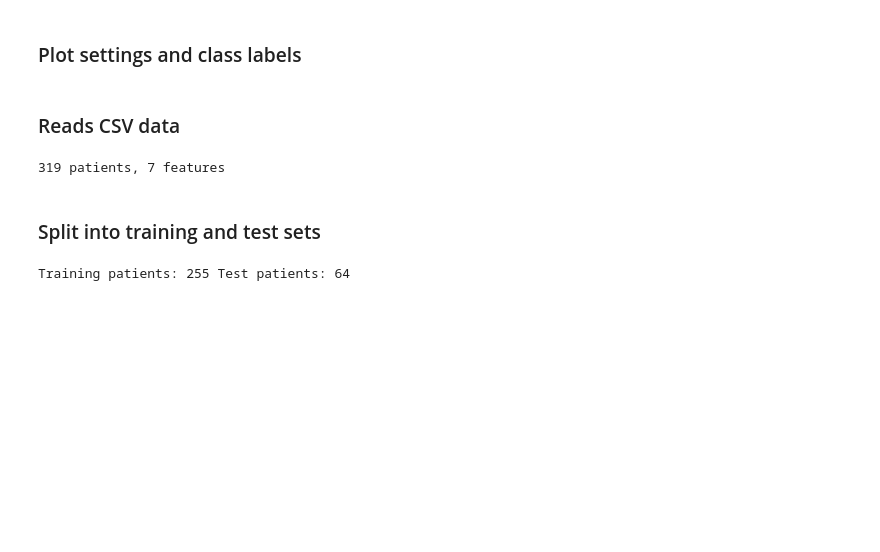
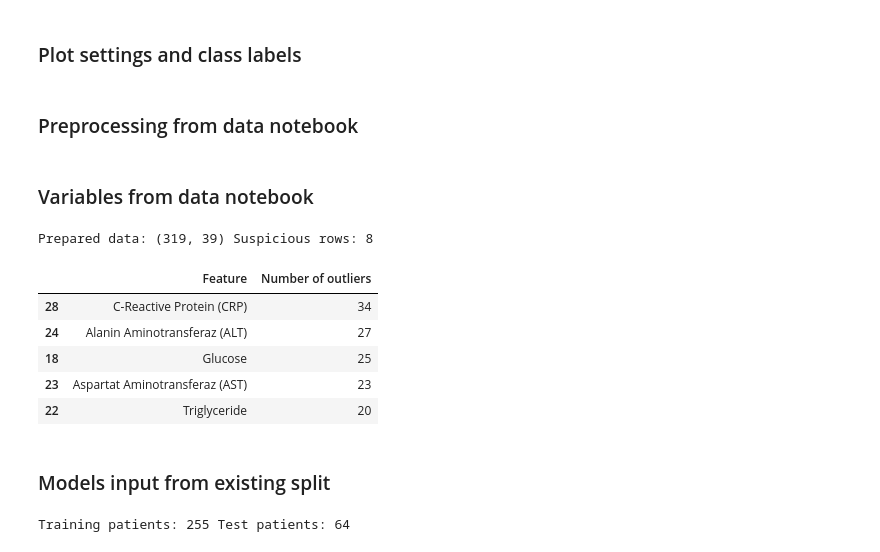
Before and after one commit to aaamainorg/dat540-group1, a Jupyter notebook: Model_decision_tree_dev.ipynb, the cells around one changed output. Saved outputs shown, nothing was run; the diff lists cells and outputs as text; code cells hidden in the pictures; blank space fills up the shorter version.

```diff
--- a/Model_decision_tree_dev.ipynb
+++ b/Model_decision_tree_dev.ipynb
@@ -44,22 +53,55 @@ plt.rcParams.update({"figure.figsize": (9, 5), "font.size": 11}) # velger figur-
 COLORS = ["#2878A7", "#6C7A35", "#CB762D"] # velger fargene til grafene
 CLASS_NAMES = ["Gallstones (0)", "No gallstones (1)"] # gir navn til klasse 0 og 1
 # %% [markdown]
-### Reads CSV data
+### Preprocessing from data notebook
 # %%
-DATA_PATH = "dataset-uci.csv" # CSV-filen som ligger sammen med notebooken
-data = pd.read_csv(DATA_PATH) # leser data direkte fra CSV-filen
-FEATURES = [ # velger de samme sju variablene som tidligere
-    "Vitamin D", # vitamin D
-    "C-Reactive Protein (CRP)", # C-reaktivt protein
-    "Total Body Fat Ratio (TBFR) (%)", # andel kroppsfett
-    "Bone Mass (BM)", # beinmasse
-    "Hemoglobin (HGB)", # hemoglobin
-    "Extracellular Fluid/Total Body Water (ECF/TBW)", # forholdet mellom væske utenfor cellene og total kroppsvæske
-    "Hyperlipidemia" # indikator for hyperlipidemi
-]
-print(f"{len(data)} patients, {len(FEATURES)} features") # viser antall pasienter og variabler
+from src.data_loader import load_data # henter datalasteren fra src-mappen
+
+DATA_PATH = Path("dataset-uci.csv") # CSV-filen ligger på samme nivå som modellfilen.
+DATA_NOTEBOOK = Path("Data_part1_final.ipynb") # datanotebooken ligger også på samme nivå.
+
+source = json.loads(DATA_NOTEBOOK.read_text(encoding="utf-8")) # leser cellene i datanotebooken.
+source_data: dict[str, Any] = {
+    "pd": pd,
+    "np": np,
+    "display": display,
+    "galle_set": load_data(DATA_PATH, "Gallstone Status")
+    }
+
+cell_numbers = [33, 35, 36, 52, 53, 56, 58, 61, 63, 67, 69, 71] # Velger nødvendige dataceller, telt fra null
+
+with capture_output(): # skjuler datanotebookens store tabeller og ekstra utskrift
+    for i in cell_numbers: # går gjennom datavask og forbehandling i opprinnelig rekkefølge
+        exec("".join(source["cells"][i]["source"]), source_data) # kjører hver celle med dataene fra datalasteren
-# %% [output]
-319 patients, 7 features
+# %% [markdown]
+### Variables from data notebook
+# %%
+galle_set = source_data["galle_set"] # renset datasett
+continous_features = source_data["continous_features"] #  numeriske variabler som undersøkes og skaleres
+outlier_results = source_data["outlier_results"] # listen med resultater fra IQR-analysen
+outlier_summary = source_data["outlier_summary"] # tabellen som oppsummerer uteliggere per variabel
+suspicious_rows = source_data["suspicious_rows"] # mistenkelige rader fra undersøkelsen før erstatning
+X = source_data["X"] # alle forklaringsvariablene, uten "Gallstone Status"
+y = source_data["y"] # målvariabelen "Gallstone Status"
+X_train = source_data["X_train"] # alle forklaringsvariablene for de 80 prosentene som brukes til trening
+X_test = source_data["X_test"] # alle forklaringsvariablene for de 20 prosentene som brukes til test
+y_train = source_data["y_train"] # fasit for treningspasientene
+y_test = source_data["y_test"] # fasit for testpasientene
+scaler = source_data["scaler"] # standardScaler tilpasset kontinuerlige variabler i hele treningssettet
+correlation = source_data["correlation"] # korrelasjonen mellom  numeriske forklaringsvariabel og målvariabel
+top_features = source_data["top_features"] # de ti variablene med høyest absolutt korrelasjon med målvariabelen
+selected_features = list(source_data["selected_features"]) # en lokal kopi av de sju variablene valgt til modellering
+feature_correlation = source_data["feature_correlation"] # korrelasjonsmatrisen mellom de ti variablene i top_features
+print("Prepared data:", galle_set.shape, "Suspicious rows:", len(suspicious_rows)) # viser omfanget av datagrunnlaget
+outlier_summary[["Feature", "Number of outliers"]].head(5) # viser en kort oppsummering av IQR-analysen
+# %% [output]
+Prepared data: (319, 39) Suspicious rows: 8
+|  | Feature | Number of outliers |
+| 28 | C-Reactive Protein (CRP) | 34 |
+| 24 | Alanin Aminotransferaz (ALT) | 27 |
+| 18 | Glucose | 25 |
+| 23 | Aspartat Aminotransferaz (AST) | 23 |
+| 22 | Triglyceride | 20 |
 # %% [markdown]
-### Split into training and test sets
+### Models input from existing split
 # %%
```
Also changed, not shown: parts of 4 cells of this notebook.
